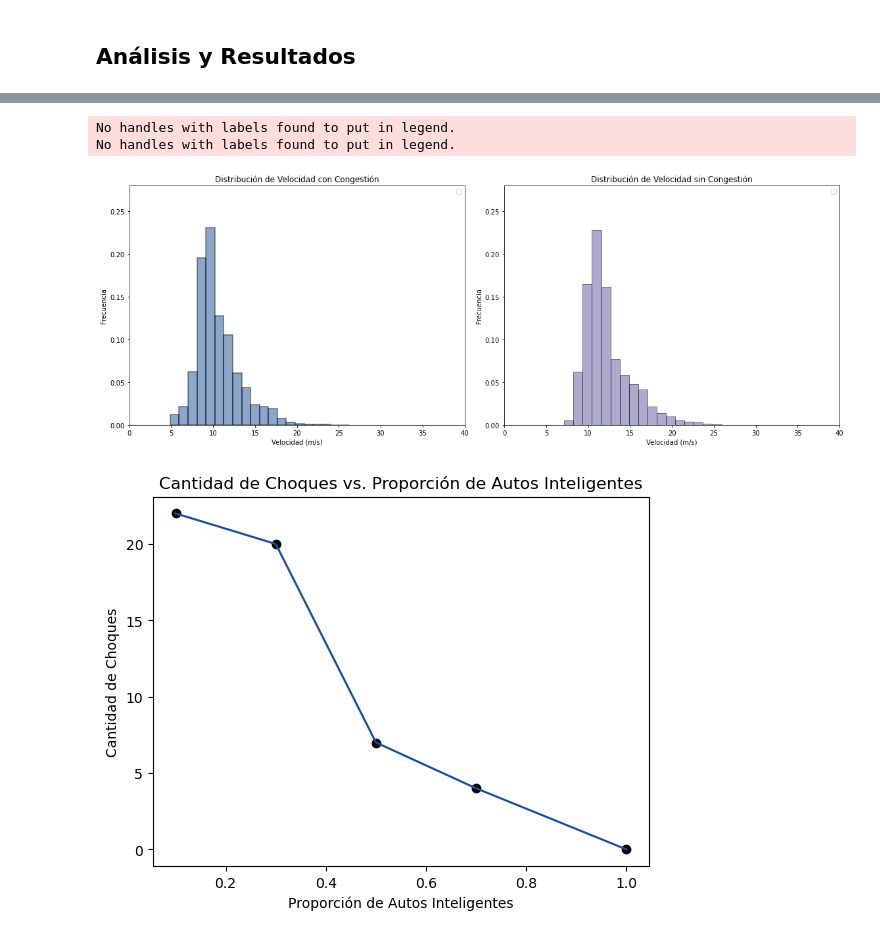
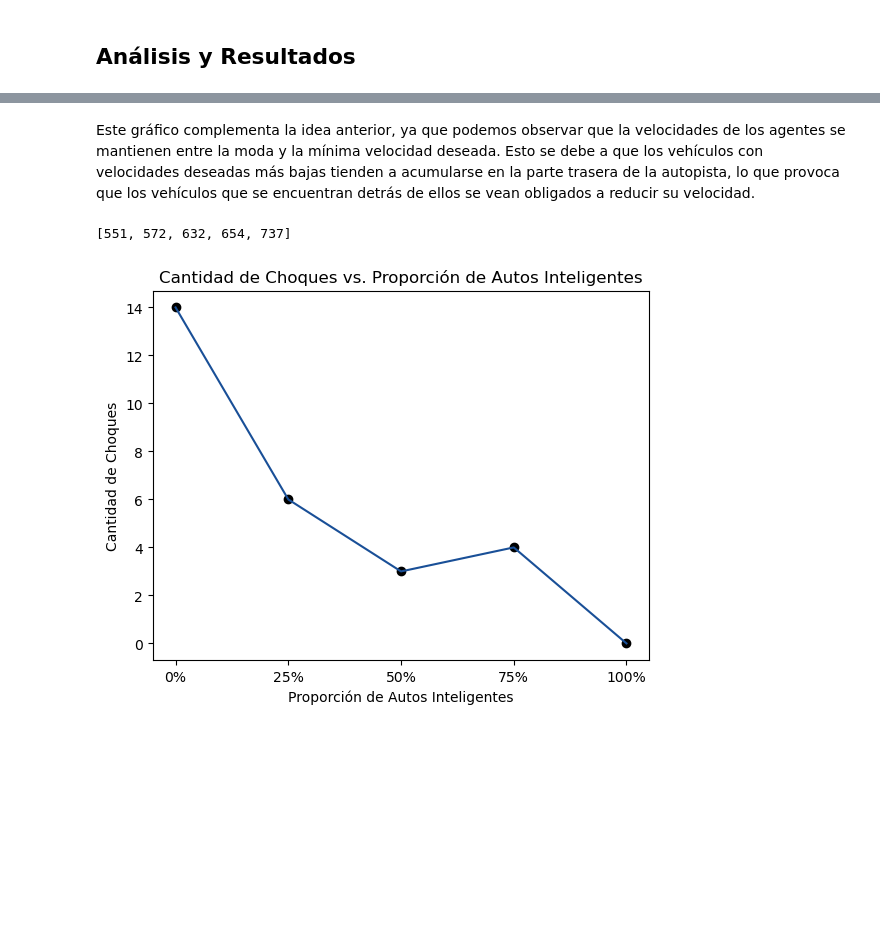
Before and after one commit to azulnogueraa/Agent-Based-Model---Gral-Paz, a Jupyter notebook: simulacion.ipynb, the cells around one changed output, grey strips where cells are left out. Saved outputs shown, nothing was run; the diff lists cells and outputs as text; code cells hidden in the pictures; blank space fills up the shorter version.

```diff
--- a/simulacion.ipynb
+++ b/simulacion.ipynb
@@ -431,6 +431,7 @@ class Road:
         self.agent_velocities = {}
         self.prop_agents = (1 - p)
         self.prop_int_agents = p
+        self.agent_count = 0
 
     def add_agent(self):
 
@@ -440,6 +441,7 @@ class Road:
 
         if not self.agents:
             self.agents.append(new_agent)
+            self.agent_count += 1
             # print("Primer agente agregado: " + str(self.agents[0]))
             if self.congestion == True:
                 # Agrega autos con distribución exponencial negativa con media = 3
@@ -453,6 +455,7 @@ class Road:
             if self.time - self.agents[-1].arrival_time > self.time_to_next_arrival and self.agents[-1].position > 80:
                 # Agregamos un nuevo agente a la lista
                 self.agents.append(new_agent)
+                self.agent_count += 1
 
                 new_agent.arrival_time = self.time
 
@@ -696,49 +773,5 @@ plt.show()
-# %%
-import pandas as pd
-import matplotlib.pyplot as plt
-import numpy as np
-from scipy.stats import triang
-
-# Cargar el archivo CSV con los datos de velocidad de los agentes
-df_congestion = pd.read_csv('./data/agent_velocities.csv')
-df_sin_congestion = pd.read_csv('./data/agent_velocities_without_congestion.csv')
-
-# Eliminar la columna de ArrivalTime si no la necesitas en el gráfico
-df_congestion = df_congestion.drop(columns=['ArrivalTime'])
-df_sin_congestion = df_sin_congestion.drop(columns=['ArrivalTime'])
-
-# Crear subplots en una fila
-fig, axs = plt.subplots(1, 2, figsize=(16, 6))
-
-# Trazar el histograma con congestión en el primer subplot
-axs[0].hist(df_congestion.values.flatten(), bins=20, alpha=0.5, color='#194F97', edgecolor='black', density=True, linewidth=1.5)
-#axs[0].plot(x, triangular, 'r-', linewidth=2, label='Distribución Triangular')
-axs[0].set_xlabel('Velocidad (m/s)')
-axs[0].set_ylabel('Frecuencia')
-axs[0].set_title('Distribución de Velocidad con Congestión')
-axs[0].set_xlim(0, 40)
-axs[0].set_ylim(0, 0.28)
-axs[0].legend()
-
-# Trazar el histograma sin congestión en el segundo subplot
-axs[1].hist(df_sin_congestion.values.flatten(), bins=20, alpha=0.5, color='#5F54A1', edgecolor='black', density=True)
-#axs[1].plot(x, triangular, 'r-', linewidth=2, label='Distribución Triangular')
-axs[1].set_xlabel('Velocidad (m/s)')
-axs[1].set_ylabel('Frecuencia')
-axs[1].set_title('Distribución de Velocidad sin Congestión')
-axs[1].set_xlim(0, 40)
-axs[1].set_ylim(0, 0.28)
-axs[1].legend()
-
-# Ajustar el espacio entre subplots
-plt.tight_layout()
-
-# Mostrar los gráficos
-plt.show()
-# %% [output]
-No handles with labels found to put in legend.
-No handles with labels found to put in legend.
-[figure, removed]
+# %% [markdown]
+Este gráfico complementa la idea anterior, ya que podemos observar que la velocidades de los agentes se mantienen entre la moda y la mínima velocidad deseada. Esto se debe a que los vehículos con velocidades deseadas más bajas tienden a acumularse en la parte trasera de la autopista, lo que provoca que los vehículos que se encuentran detrás de ellos se vean obligados a reducir su velocidad.
 # %%
 import random
 import matplotlib.pyplot as plt
@@ -747,35 +780,43 @@ import matplotlib.pyplot as plt
 
 # Define una función que realiza una simulación con una proporción dada de autos inteligentes
 def run_simulation_with_proportion(proportion):
-    road = Road(m=17000, c=True, p=proportion)  # Configura la simulación según tus necesidades
+    road = Road(m=10000, c=True, p=proportion)  # Configura la simulación según tus necesidades
 
     # Inicializa variables para registrar resultados
     cantidad_de_choques = 0
+    cantidad_de_agentes = 0
 
     # Ejecuta la simulación
     while road.time < road.total_time:
         road.add_agent()
         road.update_road()
 
     # Registra la cantidad de choques
     cantidad_de_choques = road.collision_count
+    cantidad_de_agentes = road.agent_count
 
-    return cantidad_de_choques
+    return cantidad_de_choques, cantidad_de_agentes
 
 # Ejecuta múltiples simulaciones con diferentes proporciones de autos inteligentes
-proportions = [0.1, 0.3, 0.5, 0.7, 1]  # Proporciones a probar
+proportions = [0, 0.25, 0.5, 0.75, 1]  # Proporciones a probar
 choques_por_proporcion = []
+agentes_por_proporcion = []
 
 for proportion in proportions:
-    choques = run_simulation_with_proportion(proportion)
+    choques, agentes = run_simulation_with_proportion(proportion)
     choques_por_proporcion.append(choques)
+    agentes_por_proporcion.append(agentes)
+
+print(agentes_por_proporcion)
 
 # Crea un gráfico de barras para mostrar la cantidad de choques por proporción
 plt.scatter(proportions, choques_por_proporcion, label='Datos', color='black', marker='o')
 plt.plot(proportions, choques_por_proporcion, label='Línea de Tendencia', color='#194F97', linestyle='-')
+plt.xticks(proportions, ['0%', '25%', '50%', '75%', '100%'])
 plt.xlabel('Proporción de Autos Inteligentes')
 plt.ylabel('Cantidad de Choques')
 plt.title('Cantidad de Choques vs. Proporción de Autos Inteligentes')
 plt.show()
 # %% [output]
+[551, 572, 632, 654, 737]
-[figure, old version]
+[figure, new version]
```
Also changed, not shown: parts of 10 cells of this notebook.
